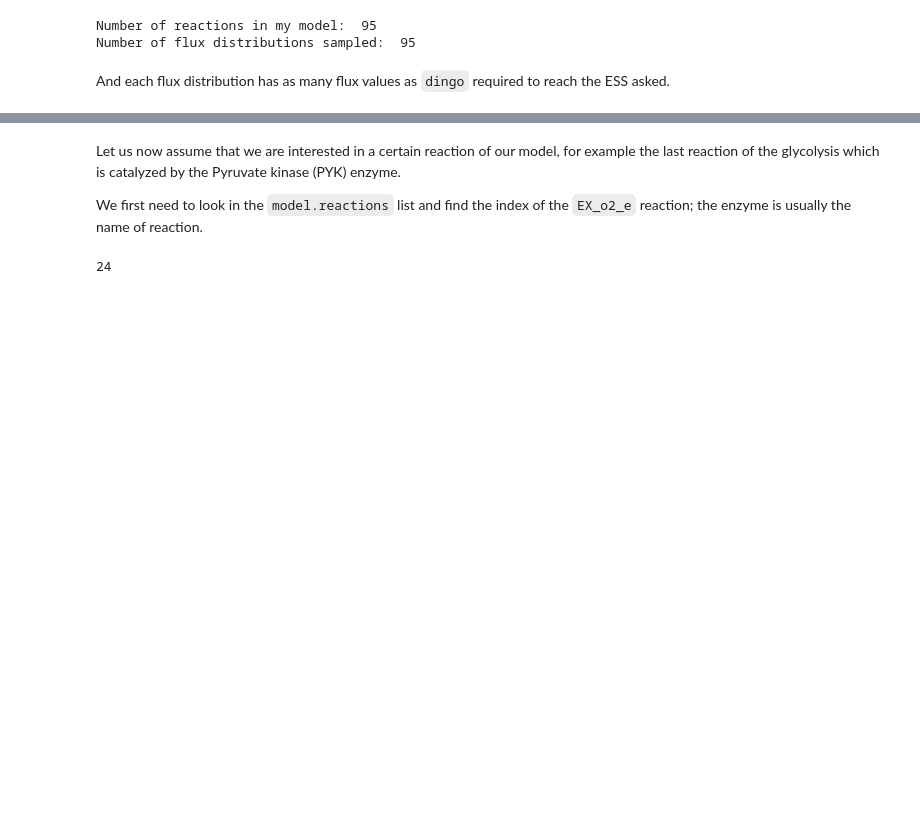
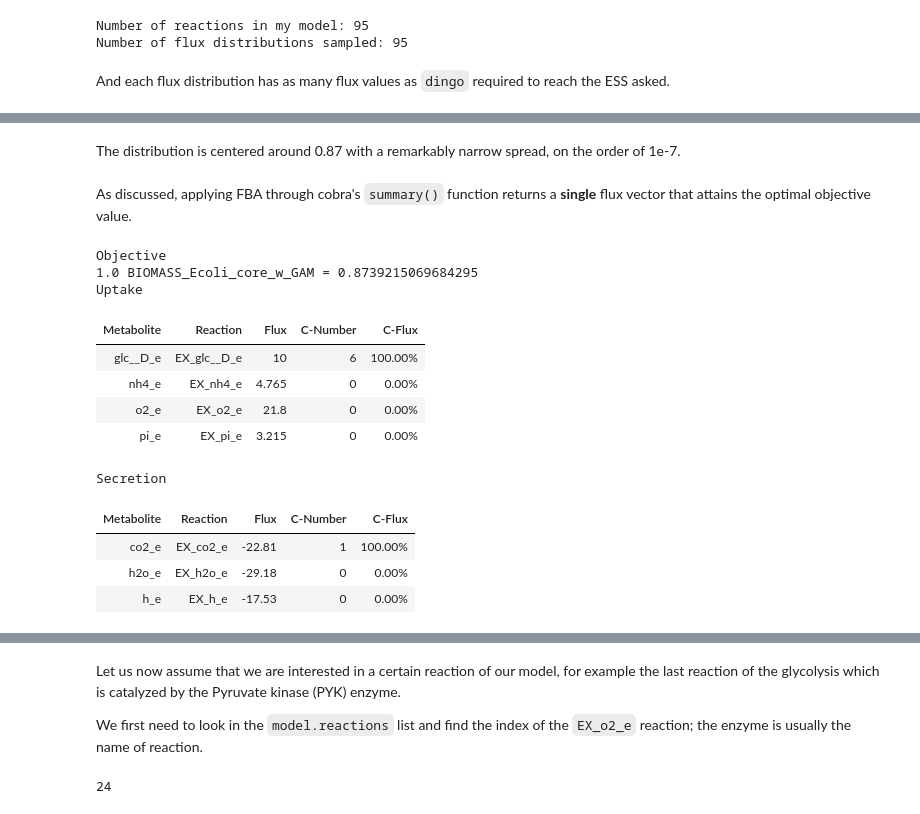
Before and after one commit to GeomScale/dingo, a Jupyter notebook: tutorials/dingo_tutorial.ipynb, the cells around one changed output, grey strips where cells are left out. Cells and saved outputs as stored; diff of their text form; code cells hidden in the pictures; blank space fills up the shorter version.

```diff
--- a/tutorials/dingo_tutorial.ipynb
+++ b/tutorials/dingo_tutorial.ipynb
@@ -451,0 +459,20 @@ print('Number of flux values of the flux distributions returned: ', steady_state
+# %% [markdown]
+The distribution is centered around 0.87 with a remarkably narrow spread, on the order of 1e-7.
+# %% [markdown]
+As discussed, applying FBA through cobra's `summary()` function returns a **single** flux vector that attains the optimal objective value.
+# %%
+cobra_model.summary()
+# %% [output]
+Objective
+1.0 BIOMASS_Ecoli_core_w_GAM = 0.8739215069684295
+Uptake
+| Metabolite | Reaction | Flux | C-Number | C-Flux |
+| glc__D_e | EX_glc__D_e | 10 | 6 | 100.00% |
+| nh4_e | EX_nh4_e | 4.765 | 0 | 0.00% |
+| o2_e | EX_o2_e | 21.8 | 0 | 0.00% |
+| pi_e | EX_pi_e | 3.215 | 0 | 0.00% |
+Secretion
+| Metabolite | Reaction | Flux | C-Number | C-Flux |
+| co2_e | EX_co2_e | -22.81 | 1 | 100.00% |
+| h2o_e | EX_h2o_e | -29.18 | 0 | 0.00% |
+| h_e | EX_h_e | -17.53 | 0 | 0.00% |
```
Also changed, not shown: parts of 31 cells of this notebook, 3 other files.
